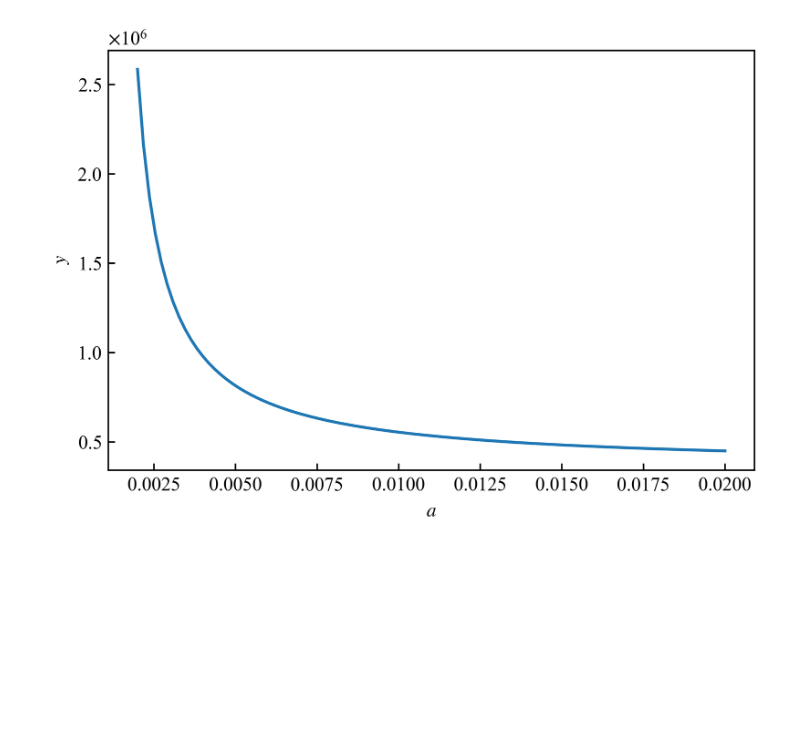
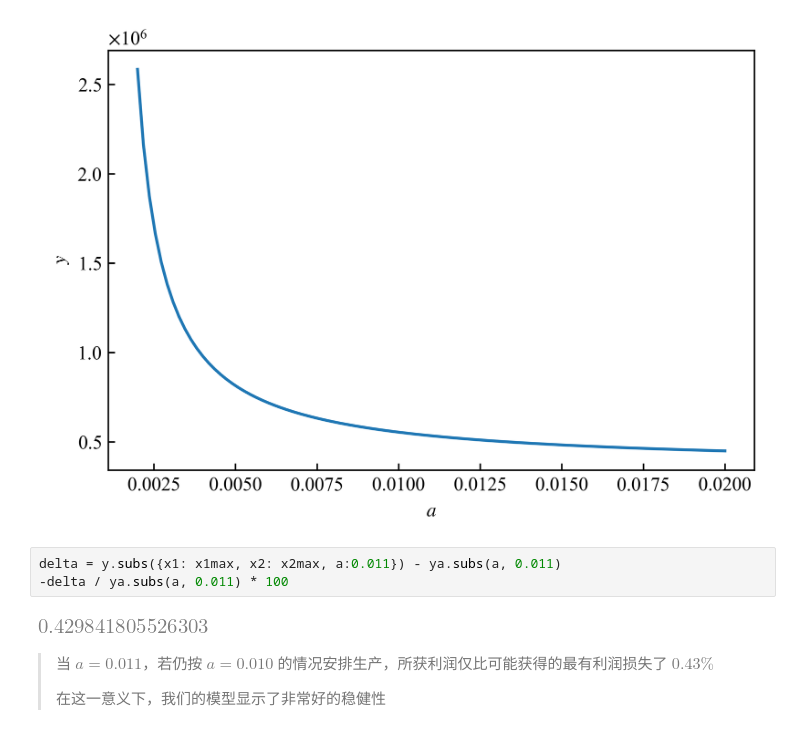
Before and after one commit to hacheyz/PMMAA, a Jupyter notebook: 5.2 一个简单非线性规划模型.ipynb, the cells around one changed output. Saved outputs shown, nothing was run; the diff lists cells and outputs as text; blank space fills up the shorter version.

```diff
--- a/5.2 一个简单非线性规划模型.ipynb
+++ b/5.2 一个简单非线性规划模型.ipynb
@@ -138,3 +138,12 @@ ax.ticklabel_format(style='sci', scilimits=(0,0), axis='y', useMathText=True)
 fig.show()
 # %% [output]
 [figure]
+# %%
+delta = y.subs({x1: x1max, x2: x2max, a:0.011}) - ya.subs(a, 0.011)
+-delta / ya.subs(a, 0.011) * 100
+# %% [output]
+[figure, added]
+# %% [markdown]
+> 当 $a=0.011$，若仍按 $a=0.010$ 的情况安排生产，所获利润仅比可能获得的最有利润损失了 $0.43\%$
+>
+> 在这一意义下，我们的模型显示了非常好的稳健性
```
